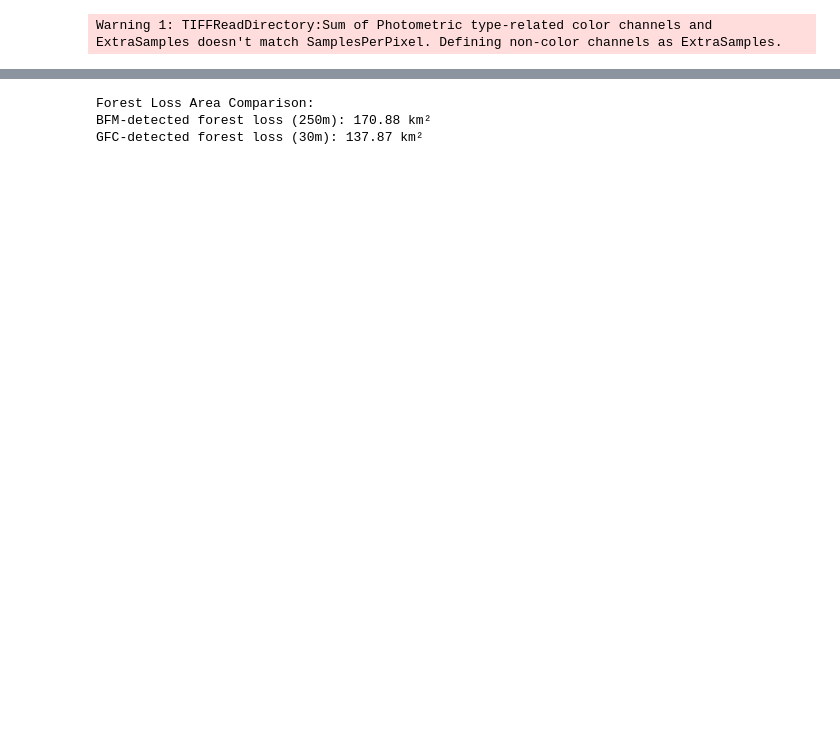
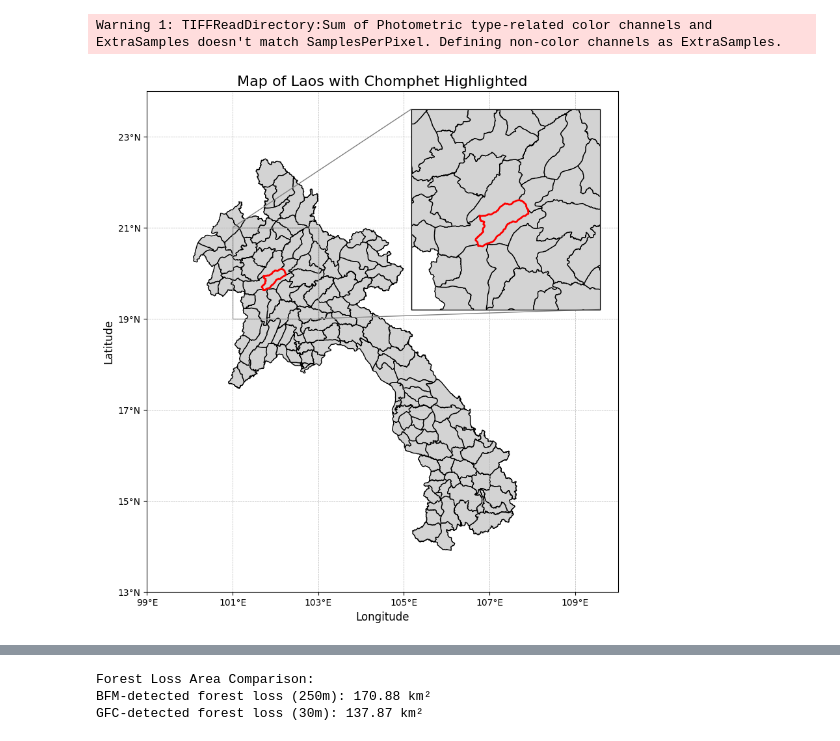
Before and after one commit to seima-osako/aeo-project, a Jupyter notebook: python/src/analysis.ipynb, the cells around one changed output, grey strips where cells are left out. Drawn from its saved outputs; the diff is of its cells as text; code cells hidden in the pictures; blank space fills up the shorter version.

```diff
--- a/python/src/analysis.ipynb
+++ b/python/src/analysis.ipynb
@@ -12,3 +15,51 @@ Warning 1: TIFFReadDirectory:Sum of Photometric type-related color channels and
+# %%
+from mpl_toolkits.axes_grid1.inset_locator import inset_axes, mark_inset
+fig, ax = plt.subplots(1, 1, figsize=(10, 10))
+
+aoi.plot(ax=ax, edgecolor="black", color="lightgray")
+
+chomphet.boundary.plot(ax=ax, edgecolor="red", linewidth=2)
+
+ax.set_title("Map of Laos with Chomphet Highlighted", fontsize=16)
+
+ax.set_xlabel("Longitude", fontsize=12)
+ax.set_ylabel("Latitude", fontsize=12)
+
+ax.grid(True, which="both", linestyle="--", linewidth=0.5)
+
+
+xmin, xmax = 99, 110
+ymin, ymax = 13, 24
+ax.set_xlim(xmin, xmax)
+ax.set_ylim(ymin, ymax)
+
+ax.set_xticks(range(xmin, xmax + 1, 2))
+ax.set_yticks(range(ymin, ymax + 1, 2))
+
+ax.xaxis.set_major_formatter(plt.FuncFormatter(lambda x, pos: f"{x}°E"))
+ax.yaxis.set_major_formatter(plt.FuncFormatter(lambda y, pos: f"{y}°N"))
+
+ax_inset = inset_axes(ax, width="40%", height="40%", loc="upper right", borderpad=2)
+
+aoi.plot(ax=ax_inset, edgecolor="black", color="lightgray")
+chomphet.boundary.plot(ax=ax_inset, edgecolor="red", linewidth=2)
+
+inset_xmin, inset_xmax = 101, 103
+inset_ymin, inset_ymax = 19, 21
+ax_inset.set_xlim(inset_xmin, inset_xmax)
+ax_inset.set_ylim(inset_ymin, inset_ymax)
+
+ax_inset.set_xticks([])
+ax_inset.set_yticks([])
+
+ax_inset.patch.set_edgecolor("black")
+ax_inset.patch.set_linewidth(1)
+
+mark_inset(ax, ax_inset, loc1=2, loc2=4, fc="none", ec="0.5")
+
+plt.show()
+# %% [output]
+[figure, added]
 # %%
 def clip_and_analyze(data, aoi_geometry):
     clipped_data = data.rio.clip([aoi_geometry], drop=True)
```
Also changed, not shown: parts of 5 cells of this notebook.
